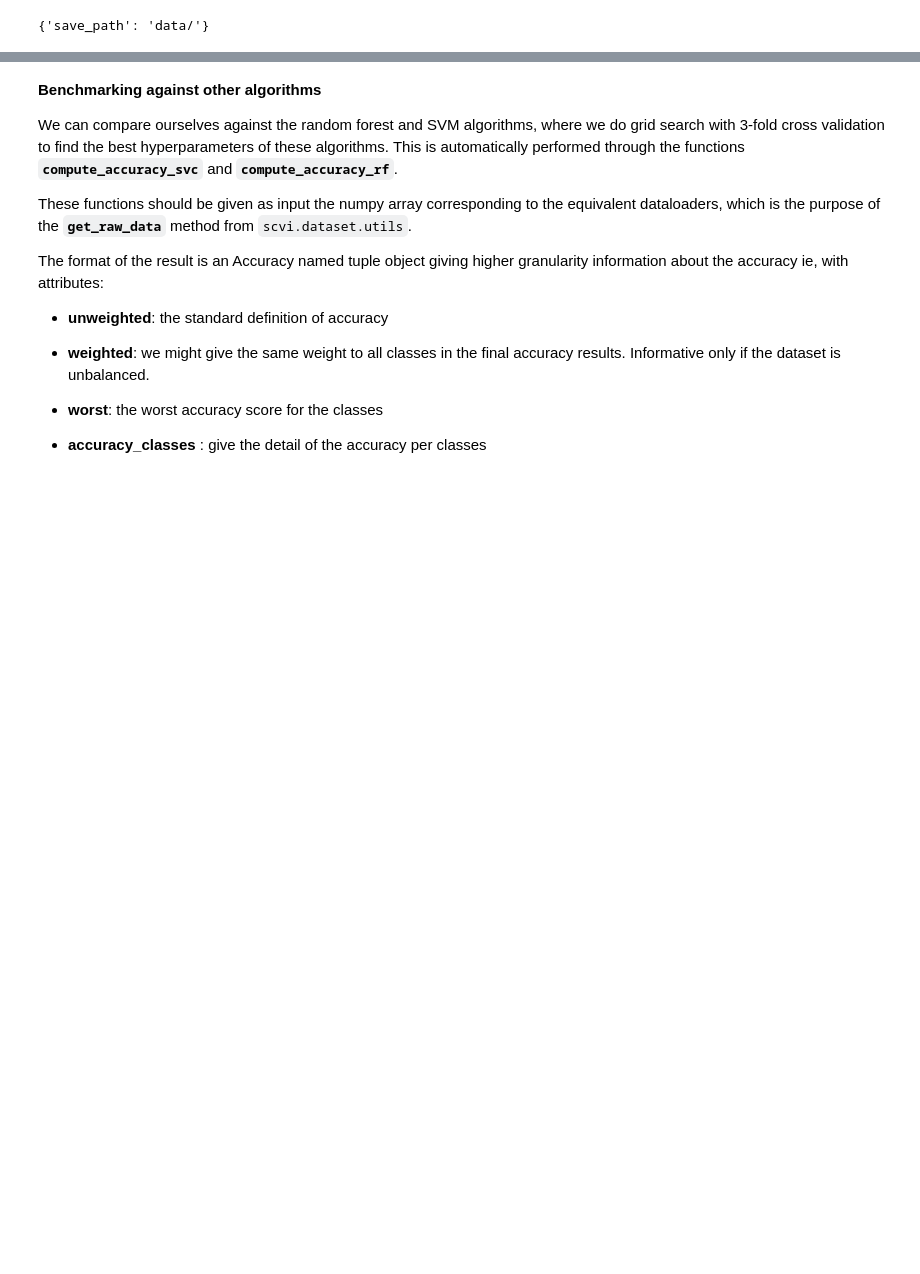
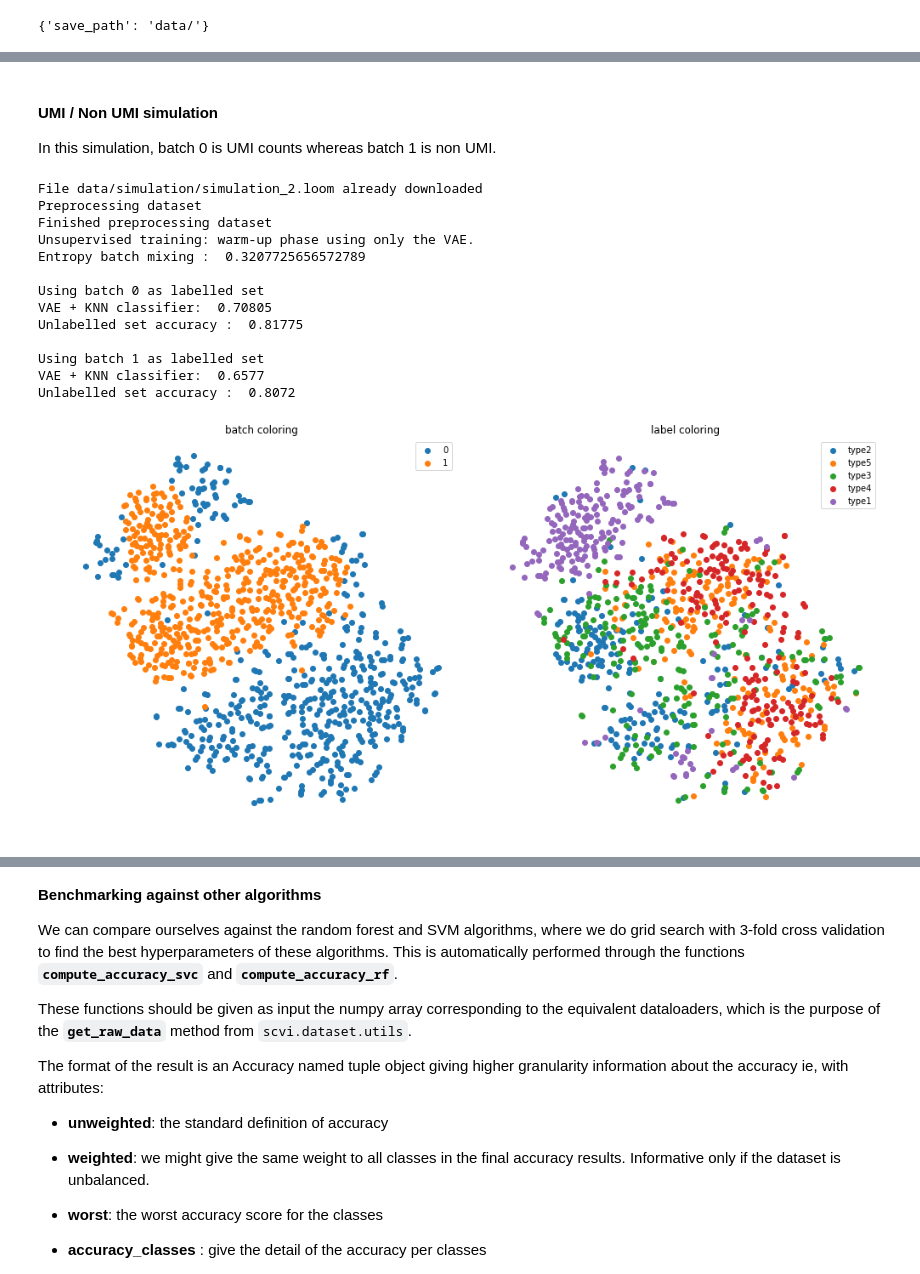
Before and after one commit to gabmis/scVI, a Jupyter notebook: docs/notebooks/annotation.ipynb, the cells around one changed output, grey strips where cells are left out. Cells and saved outputs as stored; diff of their text form; code cells hidden in the pictures; blank space fills up the shorter version.

```diff
--- a/docs/notebooks/annotation.ipynb
+++ b/docs/notebooks/annotation.ipynb
@@ -40,0 +166,25 @@ Finished preprocessing Cortex data
+# %% [markdown]
+#### UMI / Non UMI simulation
+
+In this simulation, batch 0 is UMI counts whereas batch 1 is non UMI.
+# %%
+simulation_2 = LoomDataset(filename='simulation_2.loom',
+                           save_path=save_path+'simulation/',
+                           url='https://github.com/YosefLab/scVI-data/raw/master/simulation/simulation_2.loom')
+
+scanvi_both_ways(simulation_2)
+# %% [output]
+File data/simulation/simulation_2.loom already downloaded
+Preprocessing dataset
+Finished preprocessing dataset
+Unsupervised training: warm-up phase using only the VAE.
+Entropy batch mixing :  0.3207725656572789
+
+Using batch 0 as labelled set
+VAE + KNN classifier:  0.70805
+Unlabelled set accuracy :  0.81775
+
+Using batch 1 as labelled set
+VAE + KNN classifier:  0.6577
+Unlabelled set accuracy :  0.8072
+[figure, added]
```
Also changed, not shown: parts of 27 cells of this notebook, 1 other file.
